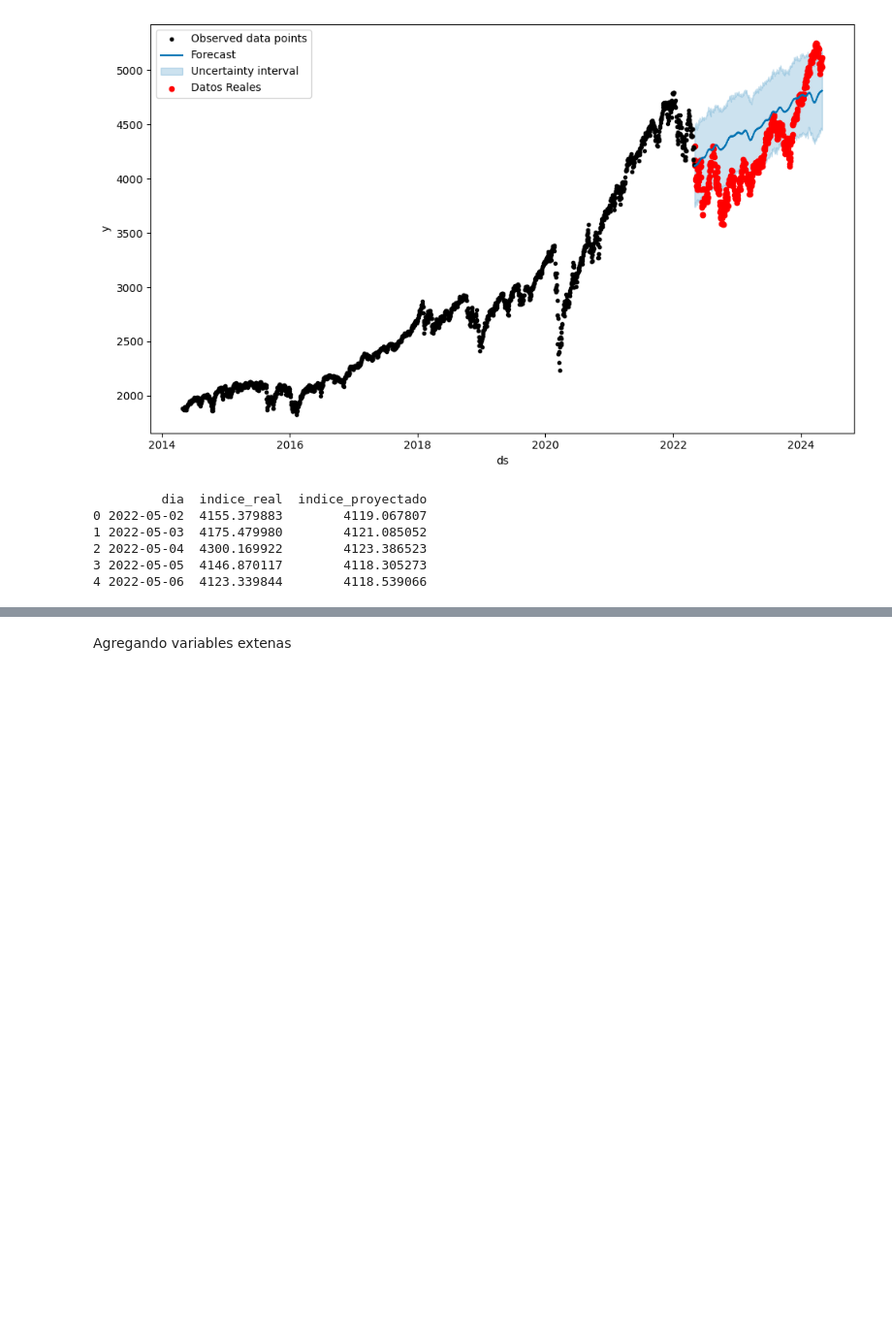
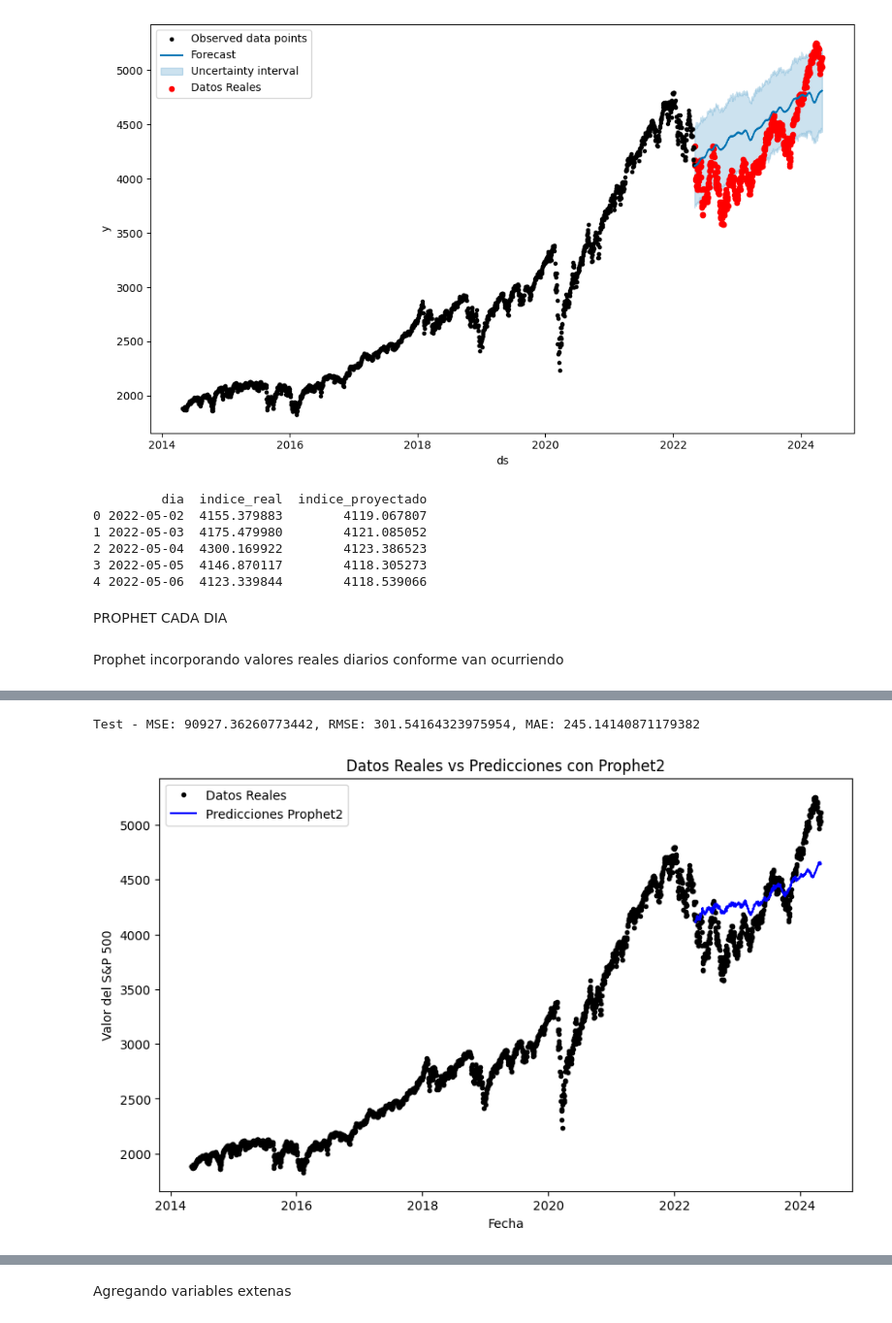
Before and after one commit to lgarnov19/TFM_Prediccion_SP500, a Jupyter notebook: TFM_Prophet_FINAL.ipynb, the cells around one changed output, grey strips where cells are left out. Shown at 97% size. Drawn from its saved outputs; the diff is of its cells as text; code cells hidden in the pictures; blank space fills up the shorter version.

```diff
--- a/TFM_Prophet_FINAL.ipynb
+++ b/TFM_Prophet_FINAL.ipynb
@@ -1097,3 +882,77 @@ print(resultados.head())
 2 2022-05-04  4300.169922        4123.386523
 3 2022-05-05  4146.870117        4118.305273
 4 2022-05-06  4123.339844        4118.539066
+# %% [markdown]
+PROPHET CADA DIA
+# %% [markdown]
+Prophet incorporando valores reales diarios conforme van ocurriendo
+# %%
+from prophet import Prophet
+import matplotlib.pyplot as plt
+from sklearn.metrics import mean_squared_error, mean_absolute_error
+import pandas as pd
+import numpy as np
+
+# División en conjuntos de entrenamiento y prueba
+train_size_prophet2 = int(len(SP500_Prophet) * (1-test_size_Control))
+train_prophet2 = SP500_Prophet.iloc[:train_size_prophet2].copy()
+test_prophet2 = SP500_Prophet.iloc[train_size_prophet2:].copy()
+
+predictions_prophet2 = []
+dates_for_plot_prophet2 = []
+
+for index, row in test_prophet2.iterrows():
+    # Crear un DataFrame para la próxima fecha
+    future_prophet2 = pd.DataFrame([row['ds']], columns=['ds'])
+
+    # Instanciar un nuevo modelo Prophet para cada iteración
+    #model_prophet2 = Prophet(daily_seasonality=False)
+    # Crear una nueva instancia del modelo Prophet con configuraciones específicas para 'model_prophet2'
+    model_prophet2 = Prophet(
+    daily_seasonality=False,  # Desactivar la estacionalidad diaria si tus datos no tienen variación diaria significativa
+    yearly_seasonality=True,  # Habilitar la estacionalidad anual si tus datos muestran variación a lo largo del año
+    weekly_seasonality=True,  # Habilitar la estacionalidad semanal para capturar patrones semanales
+    seasonality_prior_scale=20,  # Ajustar la flexibilidad de la estacionalidad para permitir mayor adaptabilidad
+    changepoint_prior_scale=0.00065,  # Reducir la sensibilidad de los puntos de cambio para evitar sobreajustes
+    n_changepoints=10  # Reducir el número de puntos de cambio automáticos para un modelo más estable
+    )
+
+    model_prophet2.fit(train_prophet2[['ds', 'y']])
+
+    # Realizar predicción para la próxima fecha
+    forecast_prophet2 = model_prophet2.predict(future_prophet2)
+
+    # Guardar la predicción
+    predictions_prophet2.append(forecast_prophet2['yhat'].iloc[0])
+    dates_for_plot_prophet2.append(row['ds'])
+
+    # Agregar la observación real al DataFrame de entrenamiento para el próximo reentrenamiento
+    train_prophet2 = pd.concat([train_prophet2, pd.DataFrame([row]).reset_index(drop=True)], ignore_index=True)
+
+# Añadir predicciones al DataFrame de test para comparación
+test_prophet2['predictions'] = predictions_prophet2
+
+# Cálculo de métricas de error basadas en las predicciones actualizadas
+mse_test_prophet2 = mean_squared_error(test_prophet2['y'], test_prophet2['predictions'])
+rmse_test_prophet2 = np.sqrt(mse_test_prophet2)
+mae_test_prophet2 = mean_absolute_error(test_prophet2['y'], test_prophet2['predictions'])
+
+print(f'Test - MSE: {mse_test_prophet2}, RMSE: {rmse_test_prophet2}, MAE: {mae_test_prophet2}')
+
+# Graficar los datos reales de todo el período y las predicciones
+plt.figure(figsize=(10, 6))
+plt.plot(SP500_Prophet['ds'], SP500_Prophet['y'], 'k.', label='Datos Reales')
+plt.plot(dates_for_plot_prophet2, predictions_prophet2, 'b-', label='Predicciones Prophet2')
+plt.legend()
+plt.xlabel('Fecha')
+plt.ylabel('Valor del S&P 500')
+plt.title('Datos Reales vs Predicciones con Prophet2')
+plt.show()
+
+
+# Formato del nombre del archivo que incluye variables dinámicas
+nombre_archivo_prophet2 = f'resultados_prediccion_prophe_daily{fecha_inicio}_testSize_{test_size_Control}.csv'
+
+# Guardar el DataFrame en un archivo CSV
+test_prophet2.to_csv(nombre_archivo, index=True)
+# %% [output]
@@ -1099,0 +976,2 @@ print(resultados.head())
+Test - MSE: 90927.36260773442, RMSE: 301.54164323975954, MAE: 245.14140871179382
+[figure, added]
```
Also changed, not shown: parts of 16 cells of this notebook.
